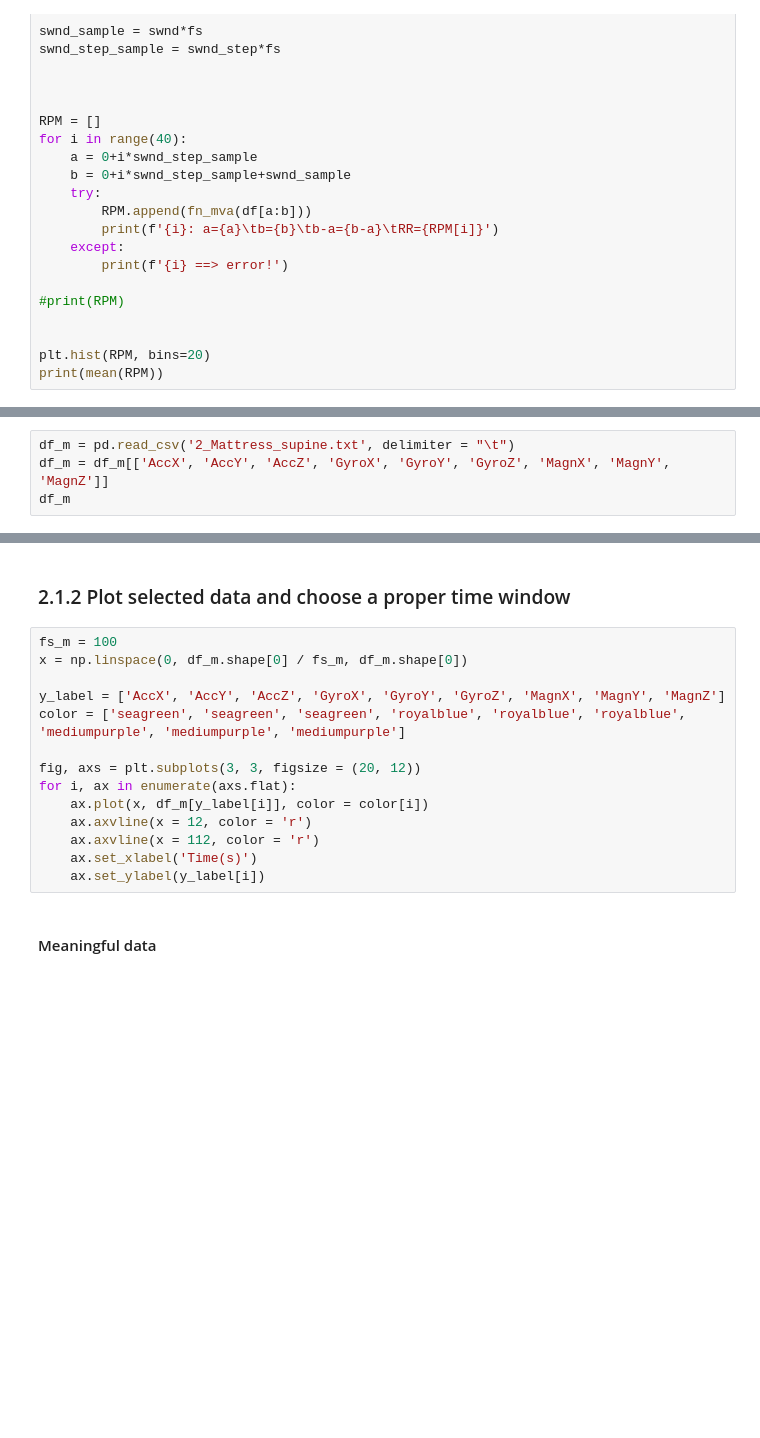
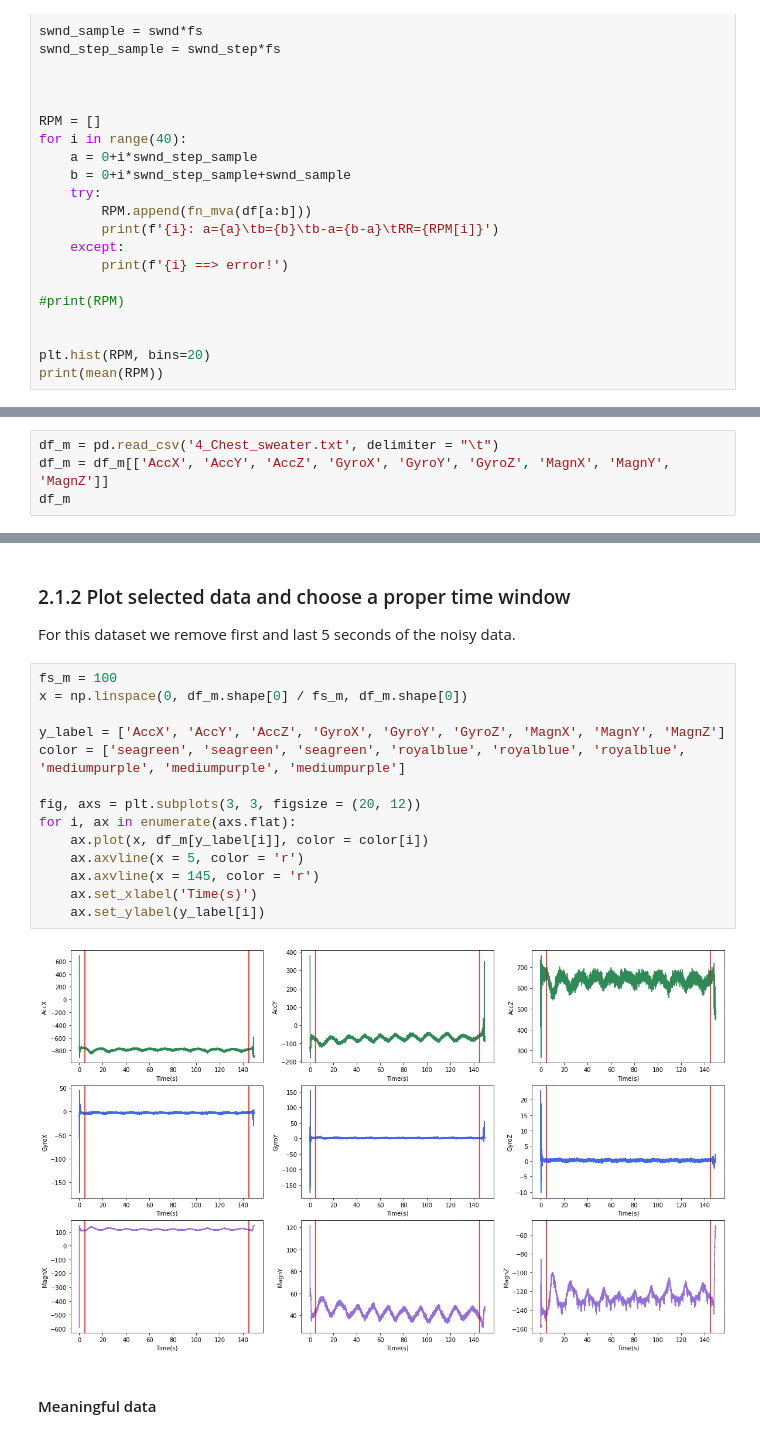
Before and after one commit to Mohsen-Kordi/ProjectRESP, a Jupyter notebook: Project.ipynb, the cells around one changed output, grey strips where cells are left out. Cells and saved outputs as stored; diff of their text form; blank space fills up the shorter version.

Commit message:
Filtered signal for second file

```diff
--- a/Project.ipynb
+++ b/Project.ipynb
@@ -812,4 +794,4 @@ print(mean(RPM))
 # %%
-df_m = pd.read_csv('2_Mattress_supine.txt', delimiter = "\t")
+df_m = pd.read_csv('4_Chest_sweater.txt', delimiter = "\t")
 df_m = df_m[['AccX', 'AccY', 'AccZ', 'GyroX', 'GyroY', 'GyroZ', 'MagnX', 'MagnY', 'MagnZ']]
 df_m
@@ -816,19 +812,23 @@ df_m
 # %% [markdown]
 ### 2.1.2 Plot selected data and choose a proper time window
+
+For this dataset we remove first and last 5 seconds of the noisy data.
 # %%
 fs_m = 100
 x = np.linspace(0, df_m.shape[0] / fs_m, df_m.shape[0])
 
 y_label = ['AccX', 'AccY', 'AccZ', 'GyroX', 'GyroY', 'GyroZ', 'MagnX', 'MagnY', 'MagnZ']
 color = ['seagreen', 'seagreen', 'seagreen', 'royalblue', 'royalblue', 'royalblue', 'mediumpurple', 'mediumpurple', 'mediumpurple']
 
 fig, axs = plt.subplots(3, 3, figsize = (20, 12))
 for i, ax in enumerate(axs.flat):
     ax.plot(x, df_m[y_label[i]], color = color[i])
-    ax.axvline(x = 12, color = 'r')
-    ax.axvline(x = 112, color = 'r')
+    ax.axvline(x = 5, color = 'r')
+    ax.axvline(x = 145, color = 'r')
     ax.set_xlabel('Time(s)')
     ax.set_ylabel(y_label[i])
+# %% [output]
+[figure, added]
 # %% [markdown]
 #### Meaningful data
 # %%
```
Also changed, not shown: parts of 29 cells of this notebook.
